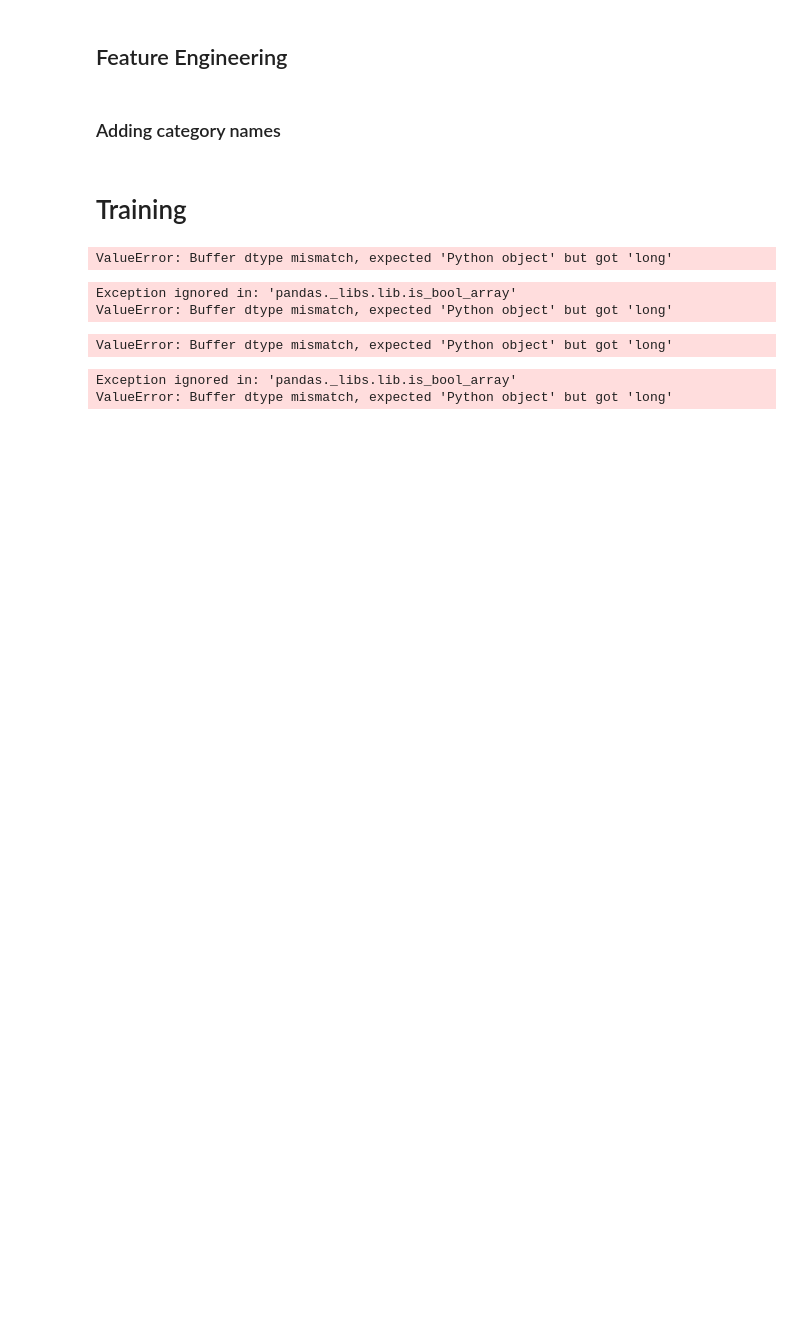
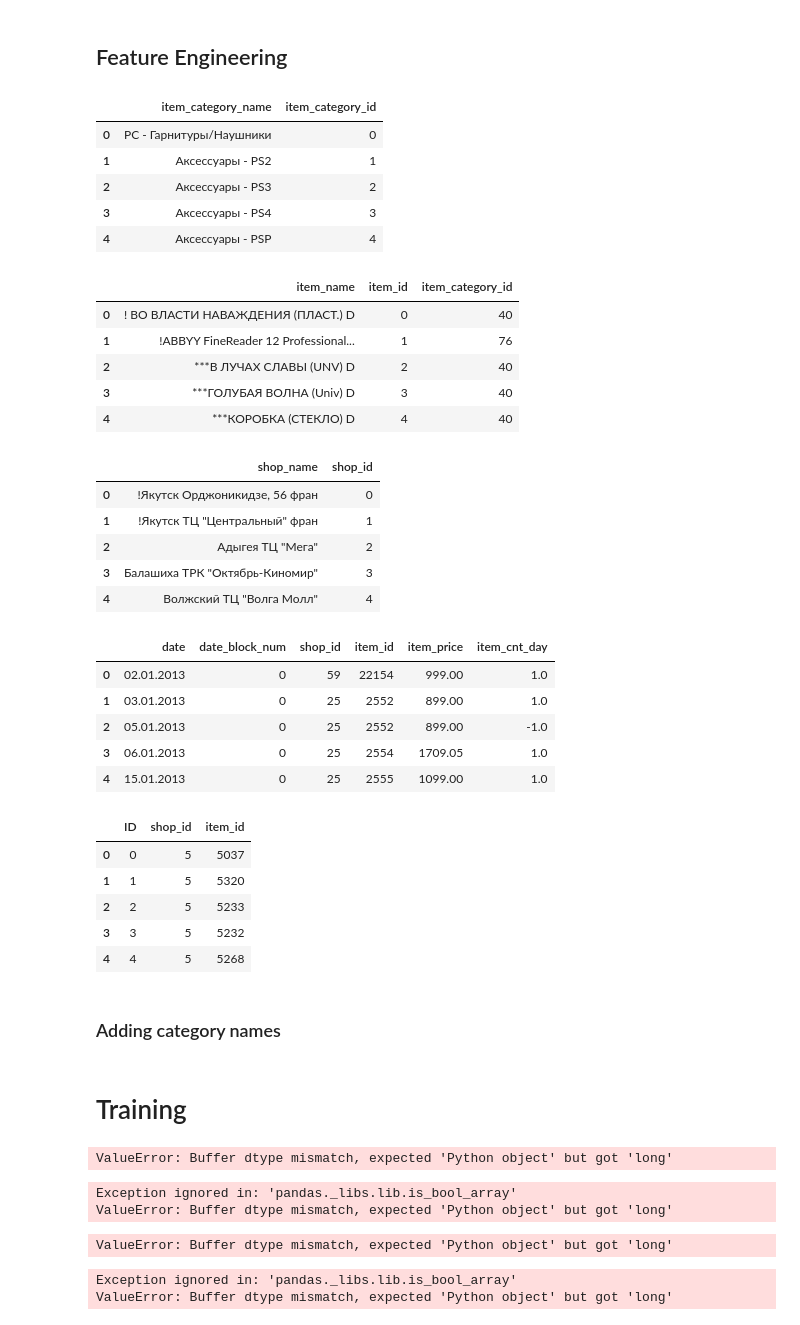
Before and after one commit to ashr123/Kaggle, a Jupyter notebook: competitive-data-science-predict-future-sales/predict_future_sales.ipynb, the cells around one changed output. Cells and saved outputs as stored; diff of their text form; code cells hidden in the pictures; blank space fills up the shorter version.

```diff
--- a/competitive-data-science-predict-future-sales/predict_future_sales.ipynb
+++ b/competitive-data-science-predict-future-sales/predict_future_sales.ipynb
@@ -47,6 +47,43 @@ items = pd.read_csv(f'{PATH}items.csv')
 shops = pd.read_csv(f'{PATH}shops.csv')
 sales = pd.read_csv(f'{PATH}sales_train.csv')
 sales_test = pd.read_csv(f'{PATH}test.csv')
+# %%
+display(item_categories.head())
+display(items.head())
+display(shops.head())
+display(sales.head())
+display(sales_test.head())
+# %% [output]
+|  | item_category_name | item_category_id |
+| 0 | PC - Гарнитуры/Наушники | 0 |
+| 1 | Аксессуары - PS2 | 1 |
+| 2 | Аксессуары - PS3 | 2 |
+| 3 | Аксессуары - PS4 | 3 |
+| 4 | Аксессуары - PSP | 4 |
+|  | item_name | item_id | item_category_id |
+| 0 | ! ВО ВЛАСТИ НАВАЖДЕНИЯ (ПЛАСТ.) D | 0 | 40 |
+| 1 | !ABBYY FineReader 12 Professional... | 1 | 76 |
+| 2 | ***В ЛУЧАХ СЛАВЫ (UNV) D | 2 | 40 |
+| 3 | ***ГОЛУБАЯ ВОЛНА (Univ) D | 3 | 40 |
+| 4 | ***КОРОБКА (СТЕКЛО) D | 4 | 40 |
+|  | shop_name | shop_id |
+| 0 | !Якутск Орджоникидзе, 56 фран | 0 |
+| 1 | !Якутск ТЦ "Центральный" фран | 1 |
+| 2 | Адыгея ТЦ "Мега" | 2 |
+| 3 | Балашиха ТРК "Октябрь-Киномир" | 3 |
+| 4 | Волжский ТЦ "Волга Молл" | 4 |
+|  | date | date_block_num | shop_id | item_id | item_price | item_cnt_day |
+| 0 | 02.01.2013 | 0 | 59 | 22154 | 999.00 | 1.0 |
+| 1 | 03.01.2013 | 0 | 25 | 2552 | 899.00 | 1.0 |
+| 2 | 05.01.2013 | 0 | 25 | 2552 | 899.00 | -1.0 |
+| 3 | 06.01.2013 | 0 | 25 | 2554 | 1709.05 | 1.0 |
+| 4 | 15.01.2013 | 0 | 25 | 2555 | 1099.00 | 1.0 |
+|  | ID | shop_id | item_id |
+| 0 | 0 | 5 | 5037 |
+| 1 | 1 | 5 | 5320 |
+| 2 | 2 | 5 | 5233 |
+| 3 | 3 | 5 | 5232 |
+| 4 | 4 | 5 | 5268 |
 # %%
 index_cols  = ['shop_id', 'item_id', 'date_block_num']
 
```
Also changed, not shown: parts of 17 cells of this notebook, 4 other files.
